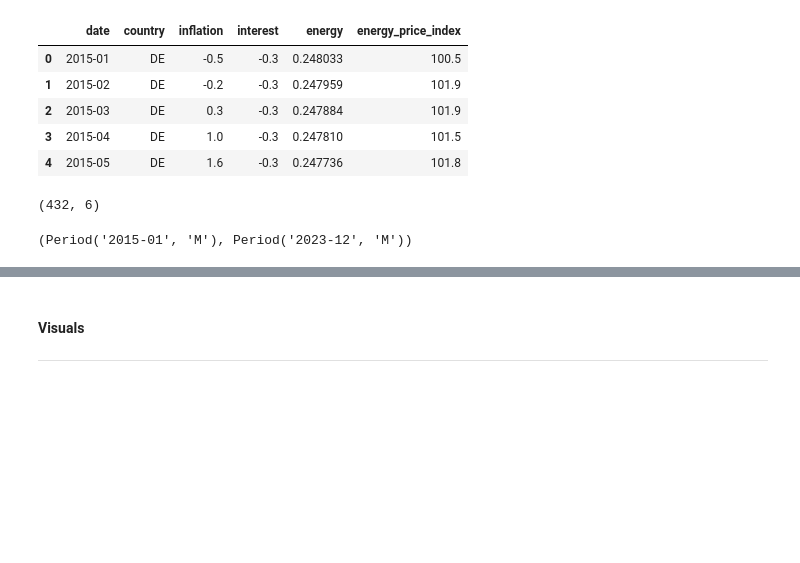
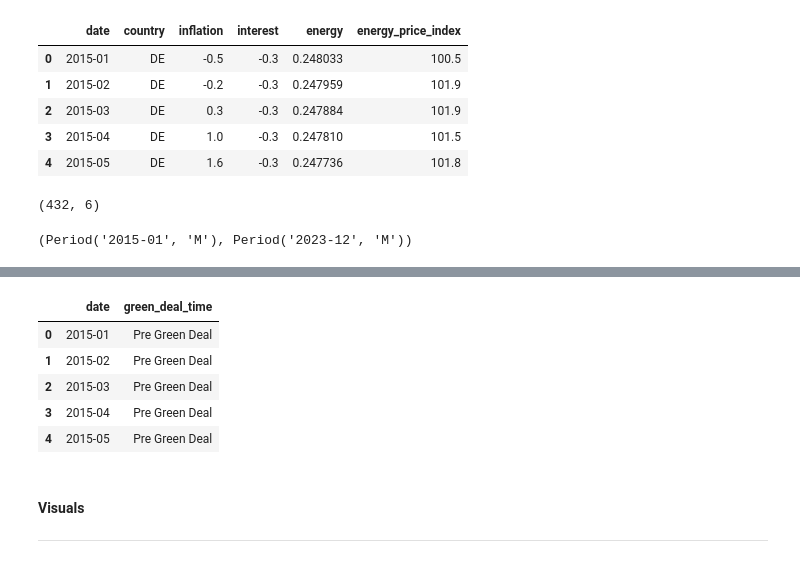
Before and after one commit to meisnerfiona-it/economic-impact-of-green-deal, a Jupyter notebook: 03_merge_datasets_Fiona.ipynb, the cells around one changed output, grey strips where cells are left out. Cells and saved outputs as stored; diff of their text form; code cells hidden in the pictures; blank space fills up the shorter version.

```diff
--- a/03_merge_datasets_Fiona.ipynb
+++ b/03_merge_datasets_Fiona.ipynb
@@ -220,3 +256,12 @@ final_df["date"].min(), final_df["date"].max()
+# %%
+final_df[['date', 'green_deal_time']].head()
+# %% [output]
+|  | date | green_deal_time |
+| 0 | 2015-01 | Pre Green Deal |
+| 1 | 2015-02 | Pre Green Deal |
+| 2 | 2015-03 | Pre Green Deal |
+| 3 | 2015-04 | Pre Green Deal |
+| 4 | 2015-05 | Pre Green Deal |
 # %% [markdown]
 #### Visuals
  ----
```
Also changed, not shown: parts of 9 cells of this notebook, 1 other file.
